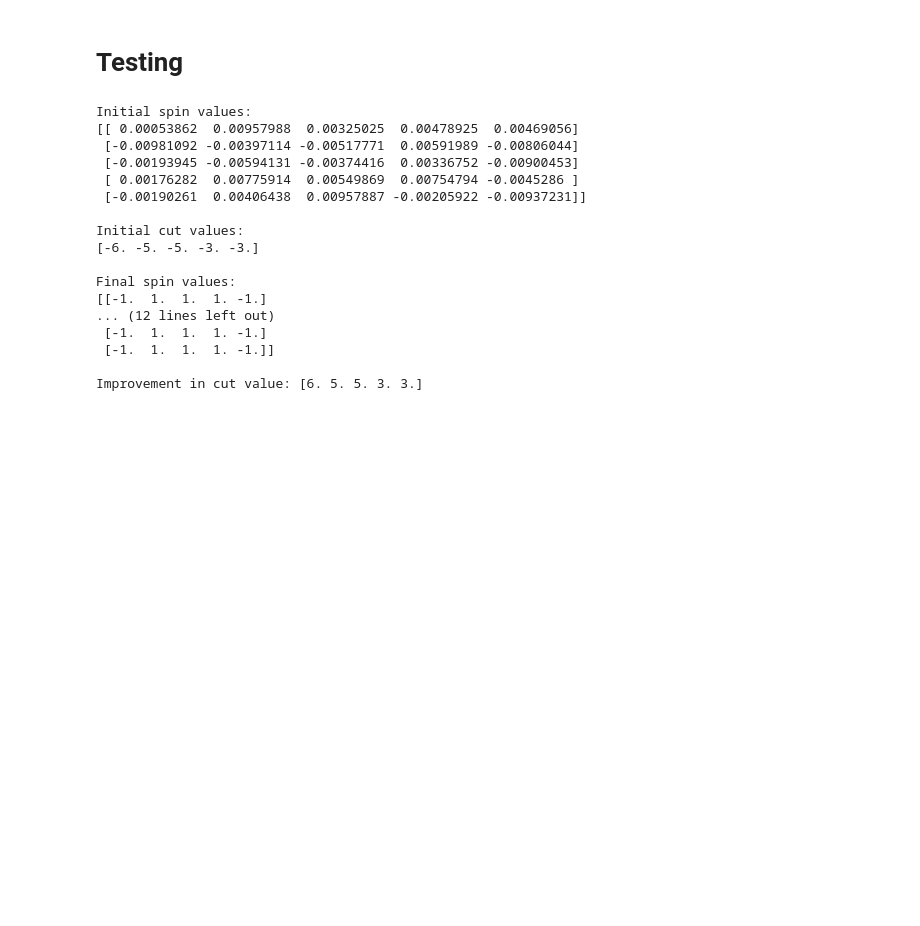
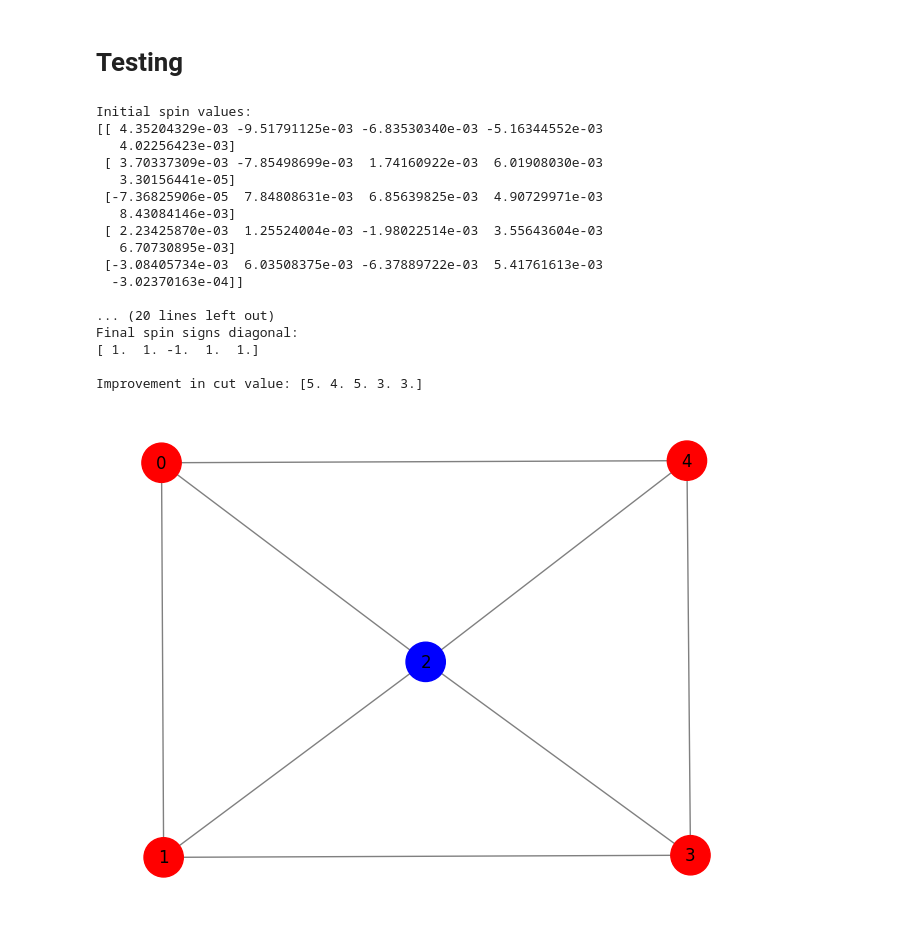
Before and after one commit to chaudhary-vivek/Quantum_inspired_CO, a Jupyter notebook: max_cut_dsb_single_class.ipynb, the cells around one changed output. Cells and saved outputs as stored; diff of their text form; code cells hidden in the pictures; blank space fills up the shorter version.

Commit message:
Added file for coloring

```diff
--- a/max_cut_dsb_single_class.ipynb
+++ b/max_cut_dsb_single_class.ipynb
@@ -134,11 +199,15 @@ J = np.array([
     [1, 0, 1, 1, 0]   # Node 4 connected to nodes 0, 2, 3
 ])
 
+G = nx.from_numpy_array(J)
+# nx.draw(G, with_labels=True, node_color='lightblue', edge_color='gray', node_size=800, font_size=12)
+# plt.show()
+
 # Initialize the DSB class with our coupling matrix
 dsb_instance = DSB(
     J=J,
     batch_size=5,  # Track 3 independent samples
-    n_iter=500     # Number of iterations to run
+    n_iter=5000     # Number of iterations to run
 )
 
 # Store the history of x values and cut values to visualize the evolution
@@ -149,44 +218,53 @@ cut_history = []
 x_history.append(dsb_instance.x.copy())
 cut_history.append(dsb_instance.calc_cut())
 
 # Run the update function
 dsb_instance.update()
 
 # Get final state
 final_x = dsb_instance.x
 final_cut = dsb_instance.calc_cut()
 
 print("Initial spin values:")
 print(x_history[0])
 print("\nInitial cut values:")
 print(cut_history[0])
 
 print("\nFinal spin values:")
 print(final_x)
 print("\nFinal cut values:")
 print(final_cut)
 
 # Check the final state - the values should converge to near +1 or -1
 print("\nFinal spin signs:")
 print(np.sign(final_x))
+print("\nFinal spin signs diagonal:")
+diagonal_elements = np.sign(np.diagonal(final_x))
+print(diagonal_elements)
+
 
 # Calculate improvement in cut value
 print(f"\nImprovement in cut value: {final_cut - cut_history[0]}")
+
+node_colors = ['red' if v == 1 else 'blue' for v in diagonal_elements]
+nx.draw(G, with_labels=True, node_color=node_colors, edge_color='gray', node_size=800, font_size=12)
+plt.show()
 # %% [output]
 Initial spin values:
-[[ 0.00053862  0.00957988  0.00325025  0.00478925  0.00469056]
- [-0.00981092 -0.00397114 -0.00517771  0.00591989 -0.00806044]
- [-0.00193945 -0.00594131 -0.00374416  0.00336752 -0.00900453]
- [ 0.00176282  0.00775914  0.00549869  0.00754794 -0.0045286 ]
- [-0.00190261  0.00406438  0.00957887 -0.00205922 -0.00937231]]
+[[ 4.35204329e-03 -9.51791125e-03 -6.83530340e-03 -5.16344552e-03
+   4.02256423e-03]
+ [ 3.70337309e-03 -7.85498699e-03  1.74160922e-03  6.01908030e-03
+   3.30156441e-05]
+ [-7.36825906e-05  7.84808631e-03  6.85639825e-03  4.90729971e-03
+   8.43084146e-03]
+ [ 2.23425870e-03  1.25524004e-03 -1.98022514e-03  3.55643604e-03
+   6.70730895e-03]
+ [-3.08405734e-03  6.03508375e-03 -6.37889722e-03  5.41761613e-03
+  -3.02370163e-04]]
 
-Initial cut values:
-[-6. -5. -5. -3. -3.]
+... (20 lines left out)
+Final spin signs diagonal:
+[ 1.  1. -1.  1.  1.]
 
-Final spin values:
-[[-1.  1.  1.  1. -1.]
-... (12 lines left out)
- [-1.  1.  1.  1. -1.]
- [-1.  1.  1.  1. -1.]]
-
-Improvement in cut value: [6. 5. 5. 3. 3.]
+Improvement in cut value: [5. 4. 5. 3. 3.]
+[figure, added]
```
Also changed, not shown: parts of 3 cells of this notebook, 5 other files.
